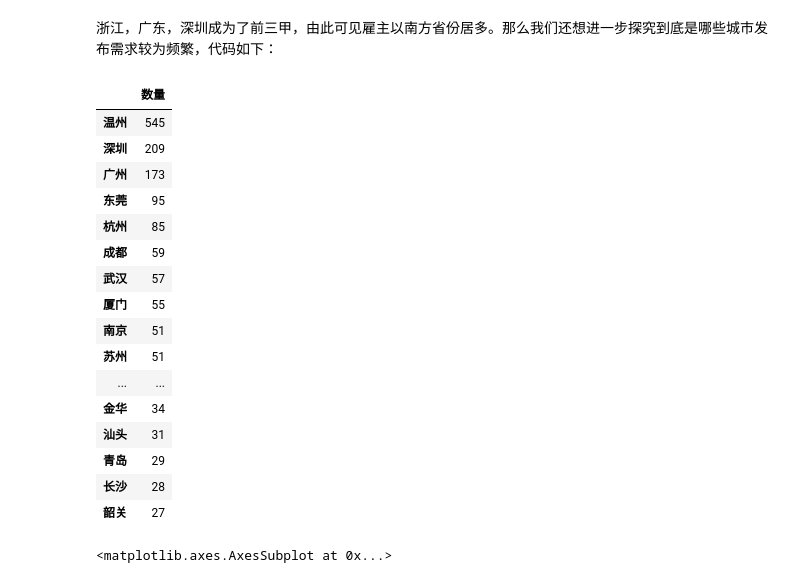
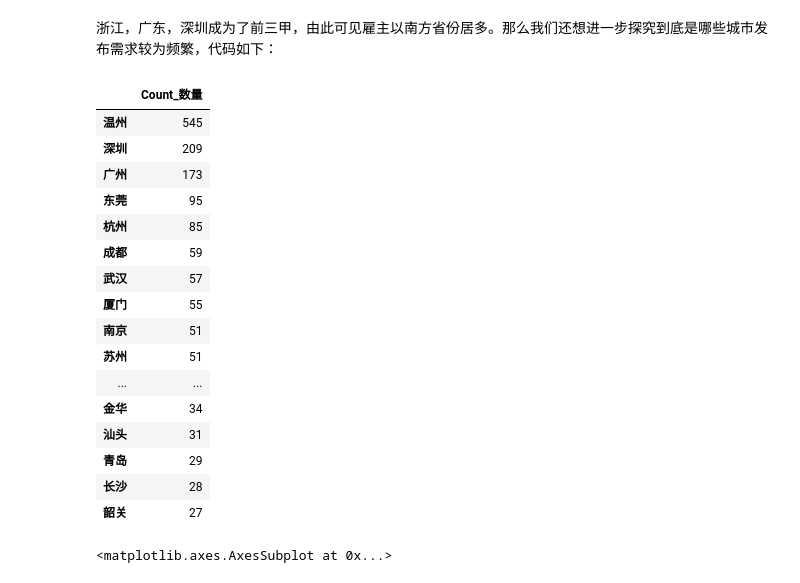
Before and after one commit to Databingo/Databingo, a Jupyter notebook: DataBookingStep2.ipynb, the cells around one changed output. Saved outputs shown, nothing was run; the diff lists cells and outputs as text; code cells hidden in the pictures.

```diff
--- a/DataBookingStep2.ipynb
+++ b/DataBookingStep2.ipynb
@@ -255,10 +255,10 @@ aop
 浙江，广东，深圳成为了前三甲，由此可见雇主以南方省份居多。那么我们还想进一步探究到底是哪些城市发布需求较为频繁，代码如下：
 # %%
 cityOrder = df.iloc[:,-1].value_counts().iloc[1:20]#统计各城市任务数量排名前20
-coc = pd.DataFrame(cityOrder,columns=['数量'])
+coc = pd.DataFrame(cityOrder,columns=['Count_数量'])
 coc
 # %% [output]
-|  | 数量 |
+|  | Count_数量 |
 | 温州 | 545 |
 | 深圳 | 209 |
 | 广州 | 173 |
```
Also changed, not shown: parts of 5 cells of this notebook.
